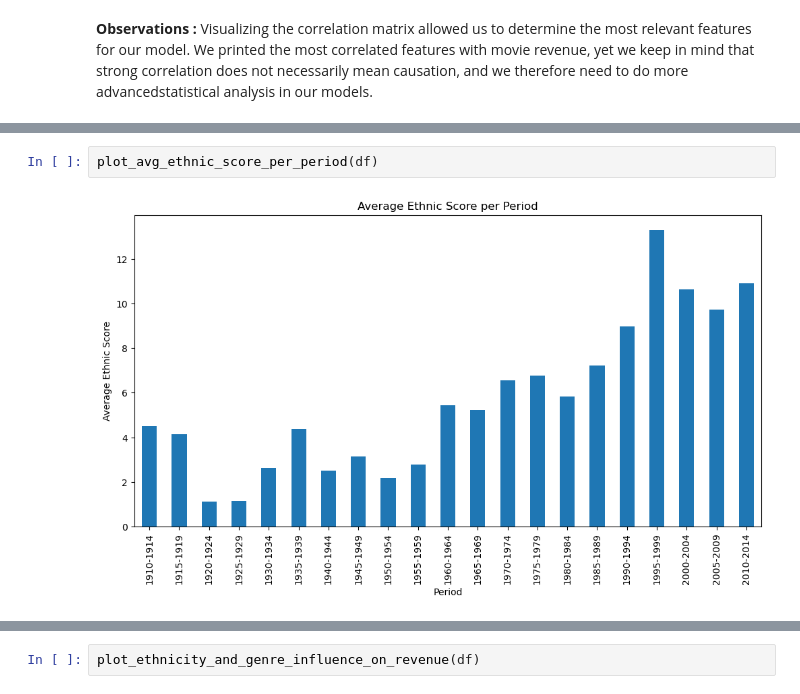
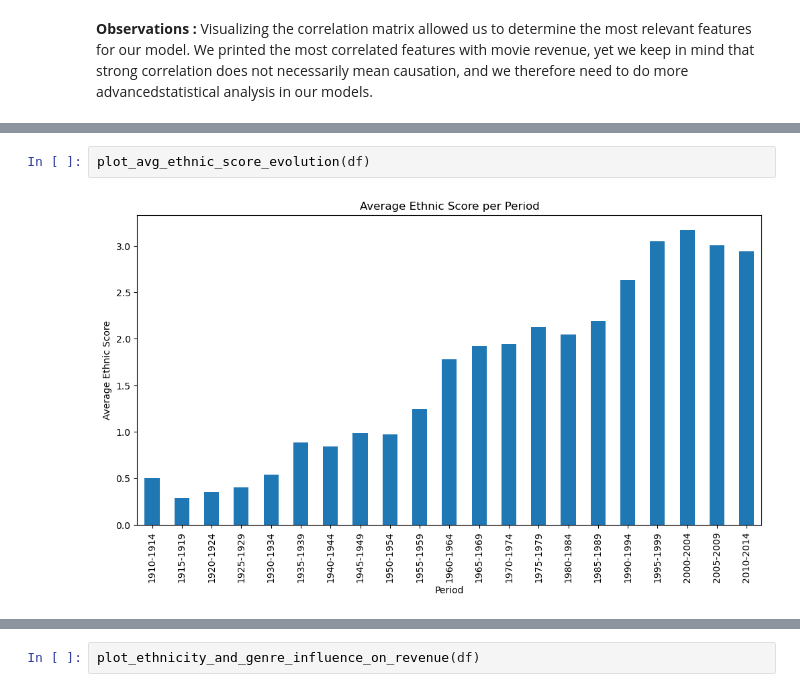
Before and after one commit to epfl-ada/ada-2024-project-insightmasters24, a Jupyter notebook: results.ipynb, the cells around one changed output, grey strips where cells are left out. Drawn from its saved outputs; the diff is of its cells as text.

```diff
--- a/results.ipynb
+++ b/results.ipynb
@@ -186,5 +157,5 @@ df.head()
 5 rows × 42 columns
 # %%
-plot_avg_ethnic_score_per_period(df)
+plot_avg_ethnic_score_evolution(df)
 # %% [output]
-[figure, old version]
+[figure, new version]
```
Also changed, not shown: parts of 17 cells of this notebook, 8 other files.
